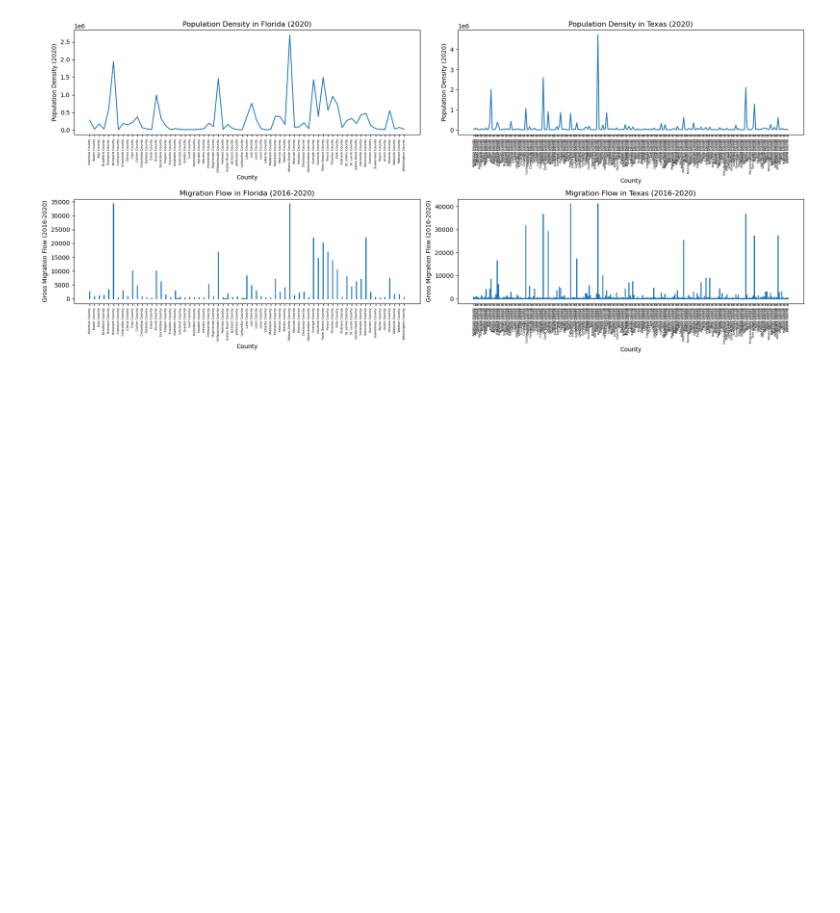
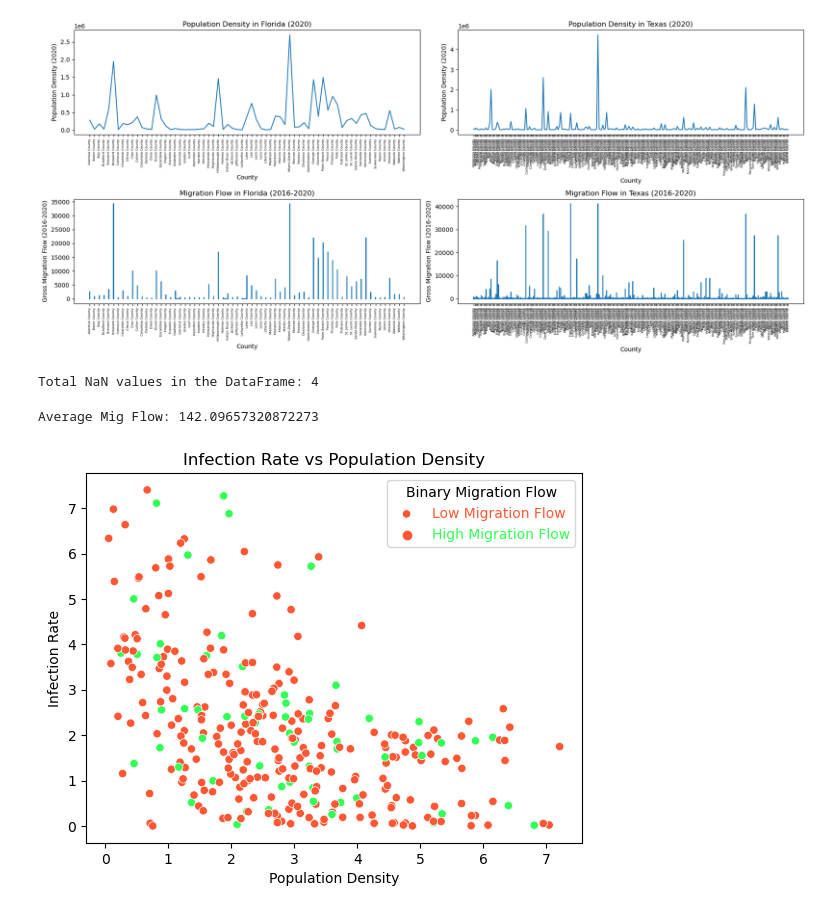
Before and after one commit to BeltranVV/Project1, a Jupyter notebook: Project.ipynb, the cells around one changed output. Saved outputs shown, nothing was run; the diff lists cells and outputs as text; code cells hidden in the pictures; blank space fills up the shorter version.

```diff
--- a/Project.ipynb
+++ b/Project.ipynb
@@ -79,3 +72,39 @@ sum_cases_by_county['rate of infection'] = sum_cases_by_county['cases'] / pop_da
 sum_cases_by_county['migration flow'] = mig_data['GROSSMIG']
 sum_cases_by_county['population density'] = df_2['B01001_calc_PopDensity']
 #print(sum_cases_by_county)
+nan_count = sum_cases_by_county.isna().sum().sum()
+print(f"Total NaN values in the DataFrame: {nan_count}")
+# %% [output]
+Total NaN values in the DataFrame: 4
+# %%
+sum_cases_by_county.dropna(inplace=True)
+# %%
+#high migration flow?
+average_mig_flow = sum_cases_by_county['migration flow'].mean()
+
+print(f"Average Mig Flow: {average_mig_flow}")
+def binary(value):
+    if value > average_mig_flow:
+        return 1
+    else:
+        return 0
+sum_cases_by_county['mig flow_binary'] = sum_cases_by_county['migration flow'].apply(binary)
+# %% [output]
+Average Mig Flow: 142.09657320872273
+# %%
+sum_cases_by_county['roi'] = np.log1p(sum_cases_by_county['rate of infection'])
+sum_cases_by_county['pd'] = np.log1p(sum_cases_by_county['population density'])
+# %%
+custom_palette = sns.color_palette(["#FF5733", "#33FF57"])
+sns.scatterplot(x='pd', y='roi', hue='mig flow_binary', data=sum_cases_by_county, palette=custom_palette)
+plt.title('Infection Rate vs Population Density')
+plt.xlabel('Population Density')
+plt.ylabel('Infection Rate')
+
+custom_legend_labels = {0: 'Low Migration Flow', 1: 'High Migration Flow'}
+legend = plt.legend(title='Binary Migration Flow', labels=[custom_legend_labels[0], custom_legend_labels[1]], loc='upper right')
+for i, label in enumerate(legend.get_texts()):
+    label.set_color(custom_palette[i])
+plt.show()
+# %% [output]
+[figure, added]
```
Also changed, not shown: parts of 15 cells of this notebook.
